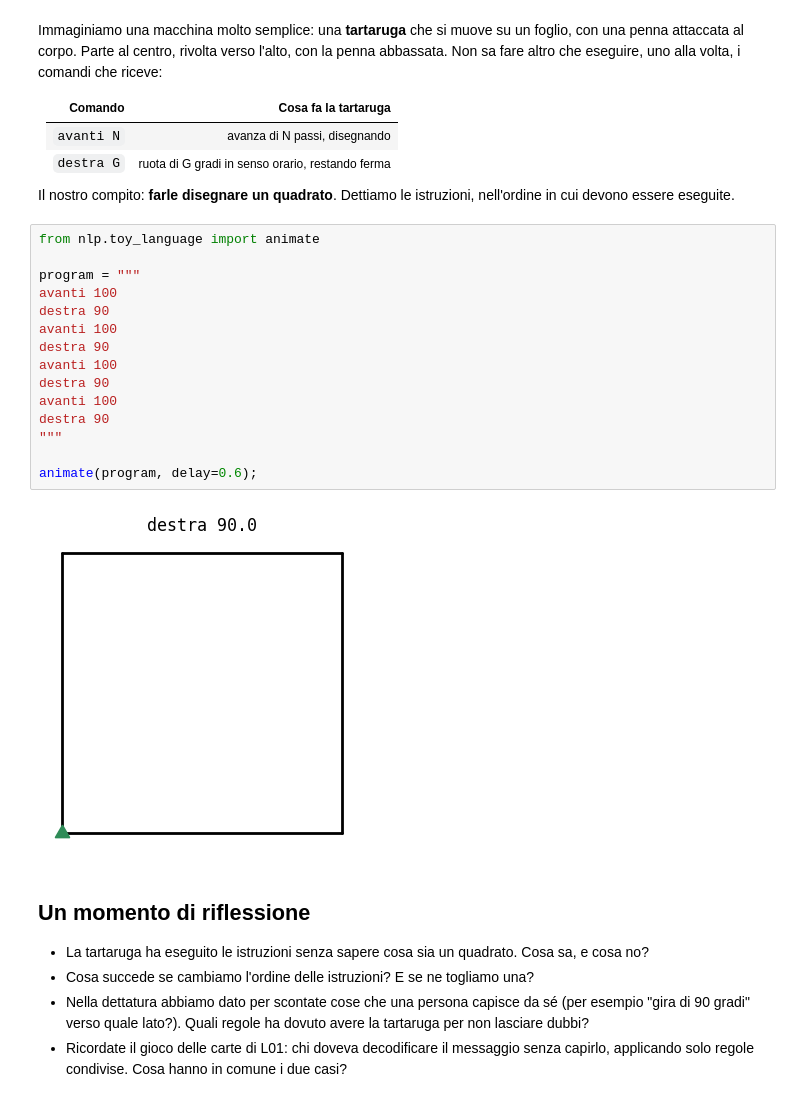
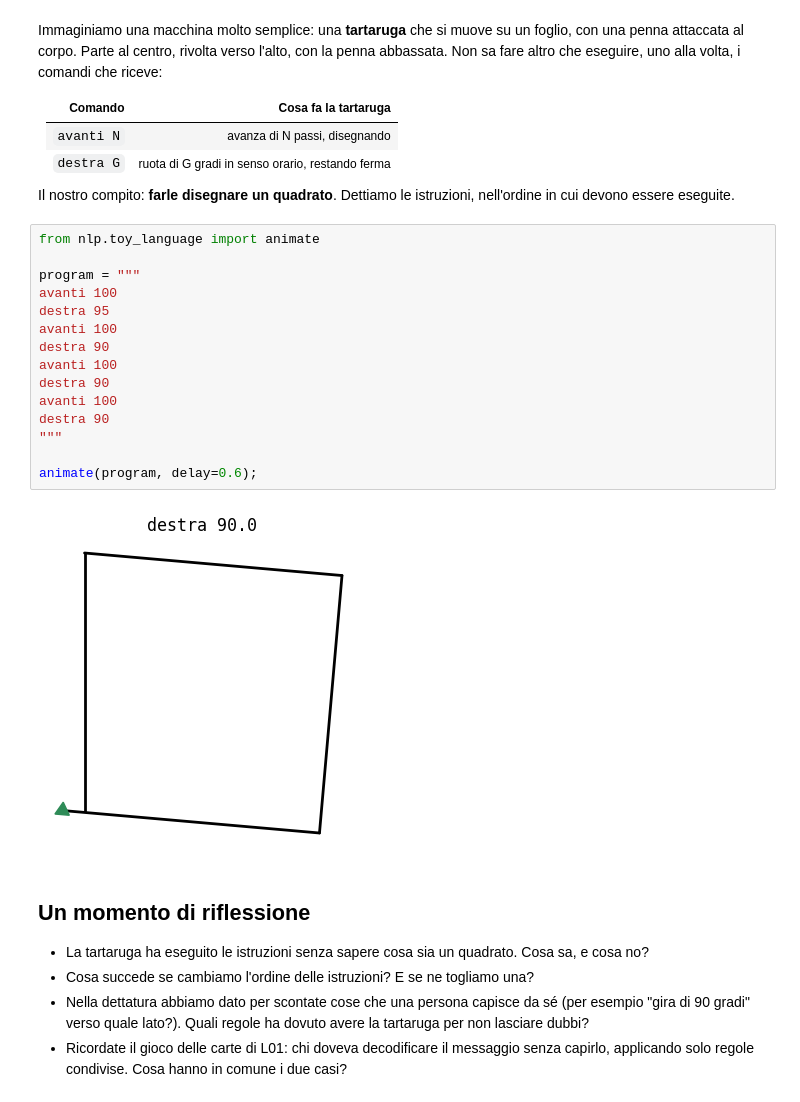
Before and after one commit to umilISLab/midh, a Jupyter notebook: AA2026-27/L03_programma.ipynb, the cells around one changed output. Drawn from its saved outputs; the diff is of its cells as text.

```diff
--- a/AA2026-27/L03_programma.ipynb
+++ b/AA2026-27/L03_programma.ipynb
@@ -29,20 +26,20 @@ Il nostro compito: **farle disegnare un quadrato**. Dettiamo le istruzioni, nell
 # %%
 from nlp.toy_language import animate
 
 program = """
 avanti 100
-destra 90
+destra 95
 avanti 100
 destra 90
 avanti 100
 destra 90
 avanti 100
 destra 90
 """
 
 animate(program, delay=0.6);
 # %% [output]
-[figure, old version]
+[figure, new version]
 # %% [markdown]
 ## Un momento di riflessione
 
```
Also changed, not shown: parts of 3 cells of this notebook, 3 other files.
